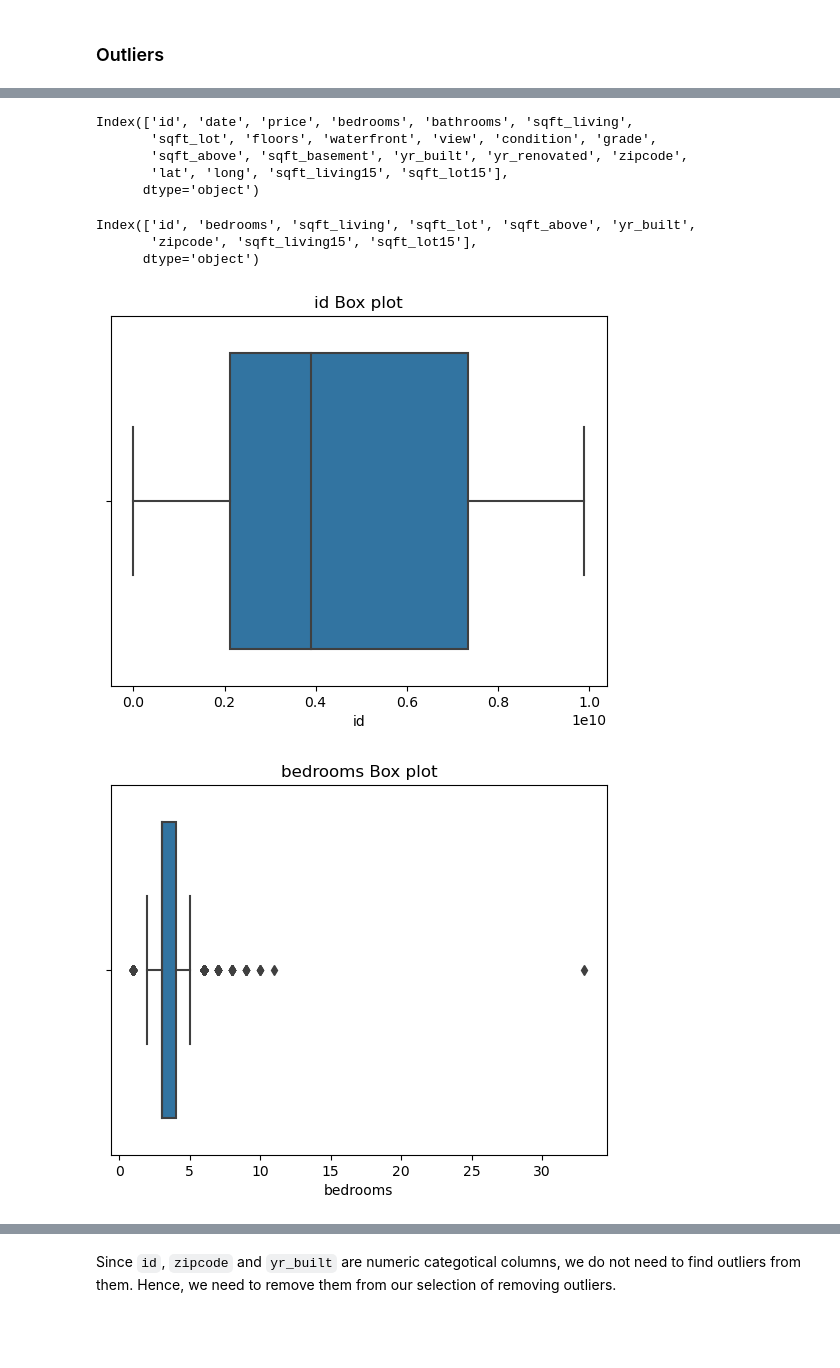
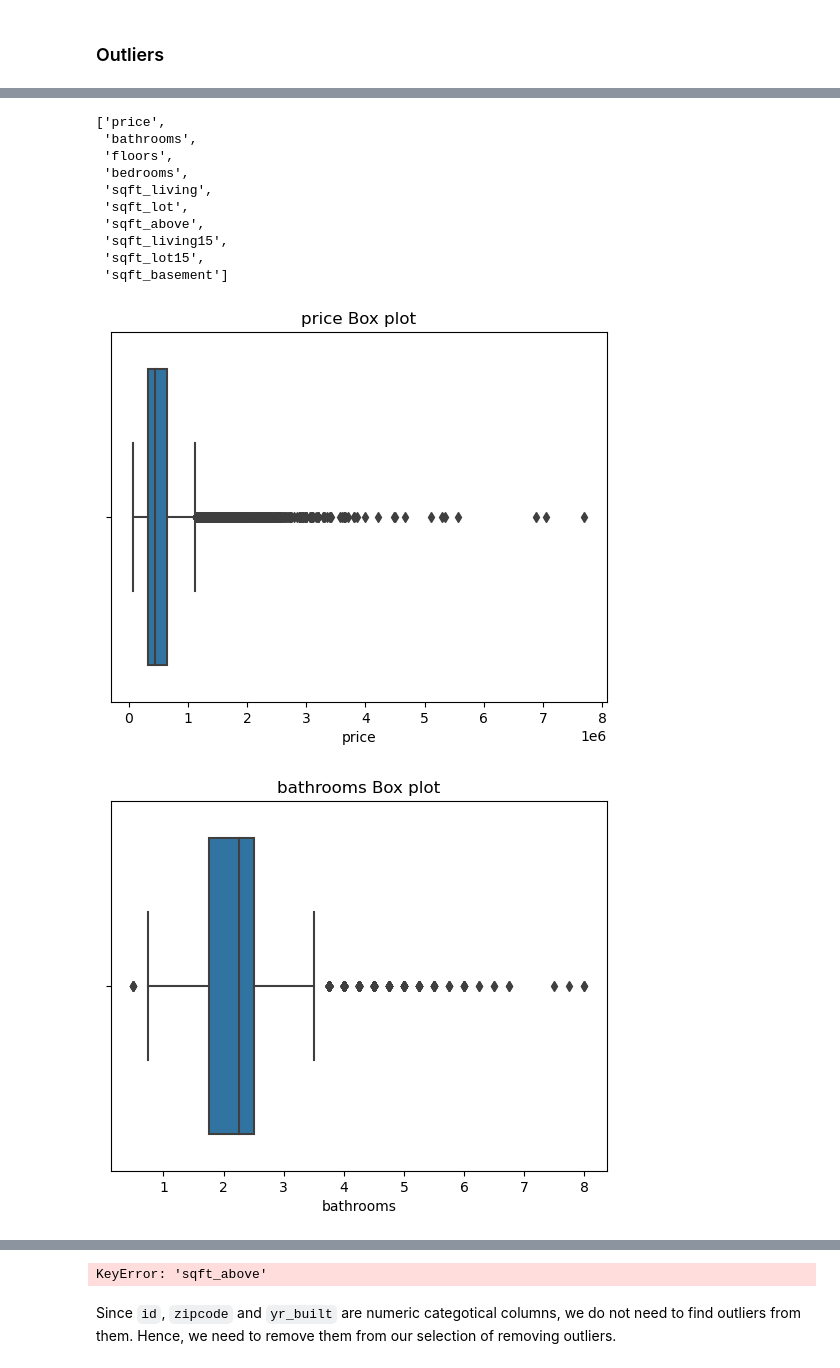
Before and after one commit to LEE-NANGI/PHASE-2-PROJECT, a Jupyter notebook: student.ipynb, the cells around one changed output, grey strips where cells are left out. Cells and saved outputs as stored; diff of their text form; code cells hidden in the pictures; blank space fills up the shorter version.

```diff
--- a/student.ipynb
+++ b/student.ipynb
@@ -170,5 +166,2 @@ df_dup
 # %% [markdown]
 ### Outliers
-# %%
-copy_df = df.copy()
-copy_df
@@ -189,20 +168,19 @@ copy_df
-# %%
-copy_df.columns
-# %% [output]
-Index(['id', 'date', 'price', 'bedrooms', 'bathrooms', 'sqft_living',
-       'sqft_lot', 'floors', 'waterfront', 'view', 'condition', 'grade',
-       'sqft_above', 'sqft_basement', 'yr_built', 'yr_renovated', 'zipcode',
-       'lat', 'long', 'sqft_living15', 'sqft_lot15'],
-      dtype='object')
 # %%
 # Selecting only columns with the integer dtypes.
 
-cols = copy_df.select_dtypes(include='int').columns
+cols = ['price', 'bathrooms', 'floors', 'bedrooms', 'sqft_living', 'sqft_lot', 'sqft_above', 'sqft_living15', 'sqft_lot15', 'sqft_basement']
 cols
 # %% [output]
-Index(['id', 'bedrooms', 'sqft_living', 'sqft_lot', 'sqft_above', 'yr_built',
-       'zipcode', 'sqft_living15', 'sqft_lot15'],
-      dtype='object')
+['price',
+ 'bathrooms',
+ 'floors',
+ 'bedrooms',
+ 'sqft_living',
+ 'sqft_lot',
+ 'sqft_above',
+ 'sqft_living15',
+ 'sqft_lot15',
+ 'sqft_basement']
 # %%
 # Function to check for outliers in the columns.
 
@@ -212,11 +190,11 @@ def outlier_box_plot(data, column_name):
 # %%
 # Checking for outliers in the columns and plotting the box plot.
 
-for column in copy_df.select_dtypes(include='int').columns:
+for column in cols:
 
     outlier_box_plot(copy_df, column)
     plt.title(f'{column} Box plot')
     plt.show()
 # %% [output]
-[figure, old version]
+[figure, new version]
-[figure, old version]
+[figure, new version]
@@ -230,3 +205,4 @@ for column in copy_df.select_dtypes(include='int').columns:
+KeyError: 'sqft_above'
 # %%
 # Function to remove the outliers.
 
```
Also changed, not shown: parts of 86 cells of this notebook.
